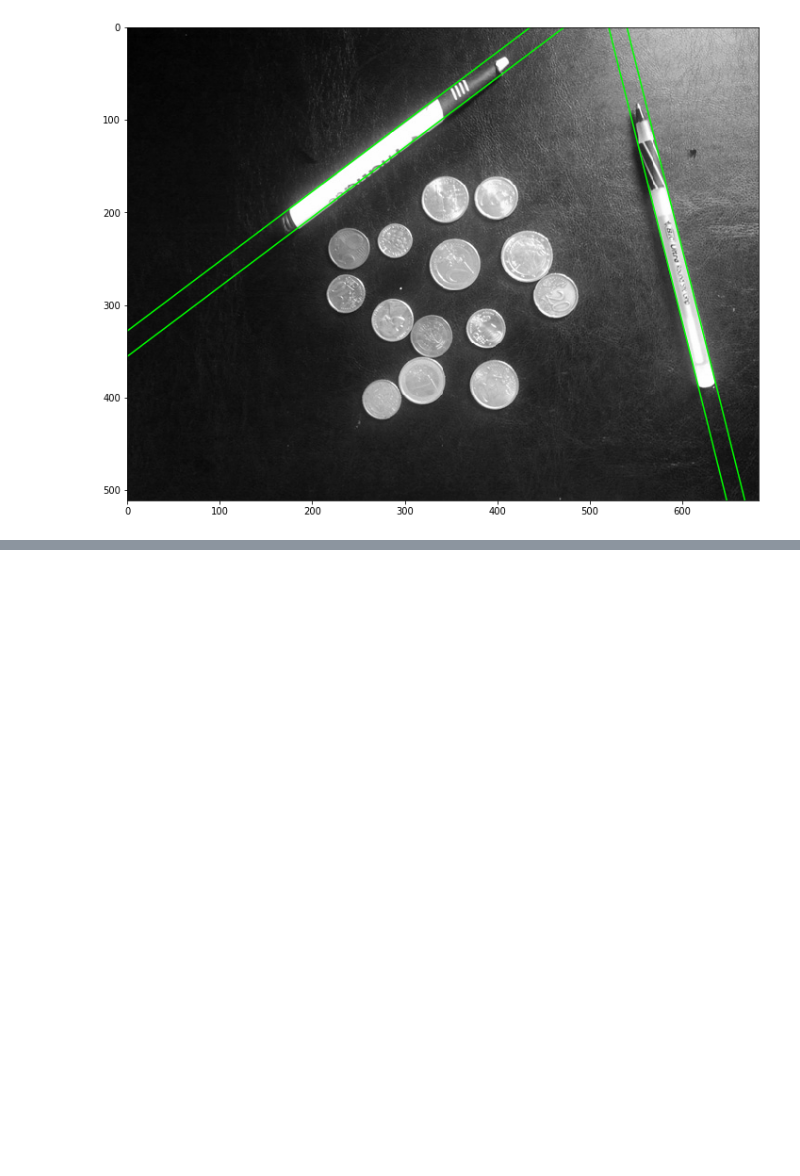
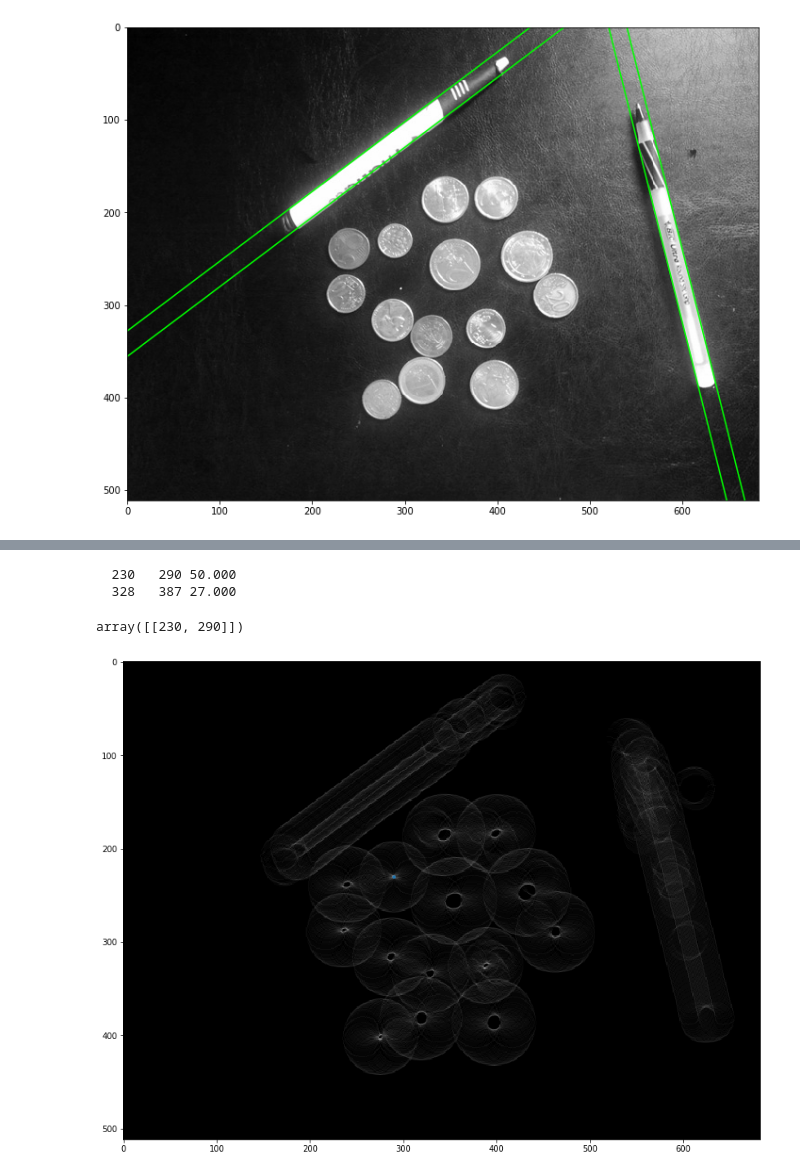
Before and after one commit to karadza3a/intro-to-cv-ud810, a Jupyter notebook: ps1_python/ps1.ipynb, the cells around one changed output, grey strips where cells are left out. Cells and saved outputs as stored; diff of their text form; code cells hidden in the pictures; blank space fills up the shorter version.

```diff
--- a/ps1_python/ps1.ipynb
+++ b/ps1_python/ps1.ipynb
@@ -232,0 +251,22 @@ plt.gca().set_ylim(im.shape[0] - 1, 0)
+# %%
+figsize(14, 14)
+
+h = hough_circles_acc(c_smooth, 19)
+peaks = hough_peaks(h, 10, 40, verbose=True)
+
+fig = plt.figure()
+h_norm = h - np.min(h)
+h_norm = np.round(h_norm * (255 / np.max(h_norm))).astype("uint8")
+
+imshow_grayscale(h)
+if len(peaks) > 0:
+    y, x = zip(*peaks)
+    plt.scatter(x, y, s=10)
+    # plt.gca().set_xlim(0, 180)
+
+peaks
+# %% [output]
+  230   290 50.000
+  328   387 27.000
+array([[230, 290]])
+[figure, added]
```
Also changed, not shown: parts of 5 cells of this notebook, 3 other files.
